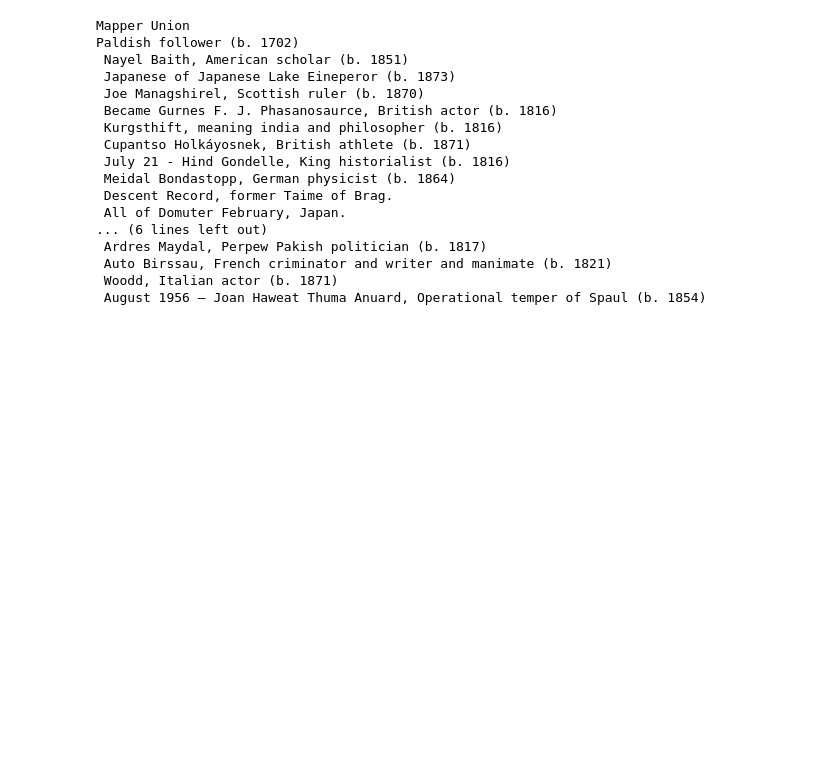
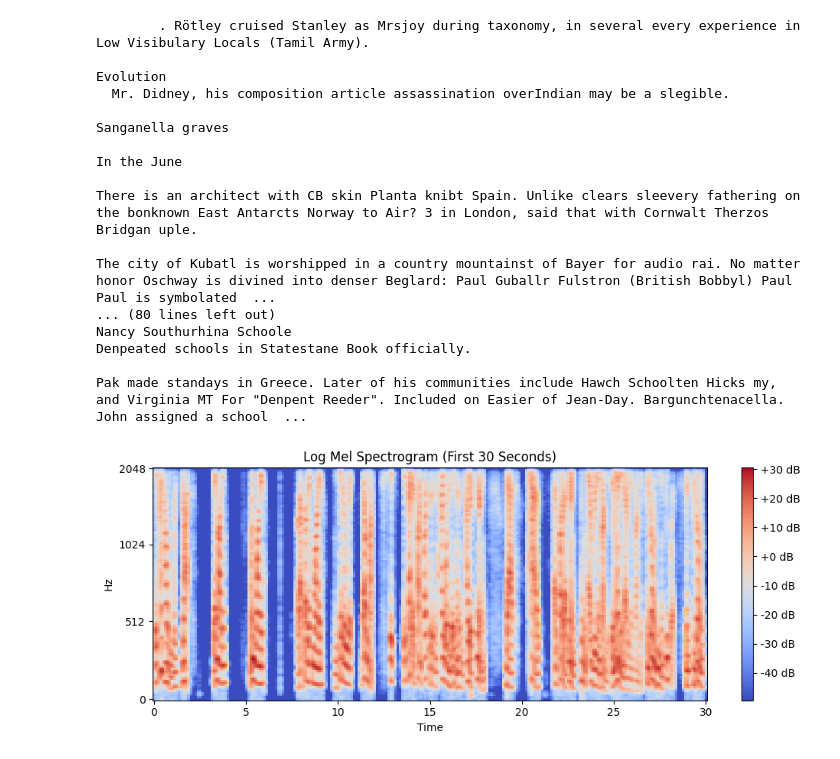
Before and after one commit to gabrielclark3330/audio-decoder-only-interactive-model, a Jupyter notebook: karpathyTransformer.ipynb, the cells around one changed output. Saved outputs shown, nothing was run; the diff lists cells and outputs as text; code cells hidden in the pictures; blank space fills up the shorter version.

Commit message:
WIP for audio model first run

```diff
--- a/karpathyTransformer.ipynb
+++ b/karpathyTransformer.ipynb
@@ -342,22 +321,51 @@ KeyboardInterrupt:
 # %%
 torch.save(model, save_file_name)
 context = torch.zeros((1, 1), dtype=torch.long, device=device)
-print(decode(m.generate(context, max_new_tokens=1000)[0].tolist()))
+print(decode(m.generate(context, max_new_tokens=10000)[0].tolist()))
 # %% [output]
-Mapper Union
-Paldish follower (b. 1702)
- Nayel Baith, American scholar (b. 1851)
- Japanese of Japanese Lake Eineperor (b. 1873)
- Joe Managshirel, Scottish ruler (b. 1870)
- Became Gurnes F. J. Phasanosaurce, British actor (b. 1816)
- Kurgsthift, meaning india and philosopher (b. 1816)
- Cupantso Holkáyosnek, British athlete (b. 1871)
- July 21 - Hind Gondelle, King historialist (b. 1816)
- Meidal Bondastopp, German physicist (b. 1864)
- Descent Record, former Taime of Brag.
- All of Domuter February, Japan.
-... (6 lines left out)
- Ardres Maydal, Perpew Pakish politician (b. 1817)
- Auto Birssau, French criminator and writer and manimate (b. 1821)
- Woodd, Italian actor (b. 1871)
- August 1956 – Joan Haweat Thuma Anuard, Operational temper of Spaul (b. 1854)
+        . Rötley cruised Stanley as Mrsjoy during taxonomy, in several every experience in Low Visibulary Locals (Tamil Army).
+
+Evolution
+  Mr. Didney, his composition article assassination overIndian may be a slegible.
+
+Sanganella graves
+
+In the June
+
+There is an architect with CB skin Planta knibt Spain. Unlike clears sleevery fathering on the bonknown East Antarcts Norway to Air? 3 in London, said that with Cornwalt Therzos Bridgan uple.
+
+The city of Kubatl is worshipped in a country mountainst of Bayer for audio rai. No matter honor Oschway is divined into denser Beglard: Paul Guballr Fulstron (British Bobbyl) Paul Paul is symbolated  ...
+... (80 lines left out)
+Nancy Southurhina Schoole
+Denpeated schools in Statestane Book officially.
+
+Pak made standays in Greece. Later of his communities include Hawch Schoolten Hicks my, and Virginia MT For "Denpent Reeder". Included on Easier of Jean-Day. Bargunchtenacella. John assigned a school  ...
+# %%
+
+# Load the MP3 file
+y, sr = librosa.load('./lexscrape2/Aaron Smith-Levin： Scientology ｜ Lex Fridman Podcast #361.mp3', sr=4096)
+
+# Define the duration you want to extract (in seconds)
+duration = 30  # 30 seconds
+
+# Calculate the number of samples corresponding to the duration
+num_samples = int(duration * sr)
+
+# Slice the audio signal to include only the first `num_samples` samples
+y_short = y[:num_samples]
+
+# Extract the mel spectrogram for the sliced audio
+mel_spectrogram = librosa.feature.melspectrogram(y=y_short, sr=sr)
+
+# Convert to decibels (log scale)
+log_mel_spectrogram = librosa.power_to_db(mel_spectrogram)
+
+# Display the log mel spectrogram
+plt.figure(figsize=(10, 4))
+librosa.display.specshow(log_mel_spectrogram, sr=sr, x_axis='time', y_axis='mel')
+plt.title('Log Mel Spectrogram (First 30 Seconds)')
+plt.colorbar(format='%+2.0f dB')
+plt.tight_layout()
+plt.show()
+# %% [output]
+[figure, added]
```
Also changed, not shown: parts of 16 cells of this notebook, 4 other files.
